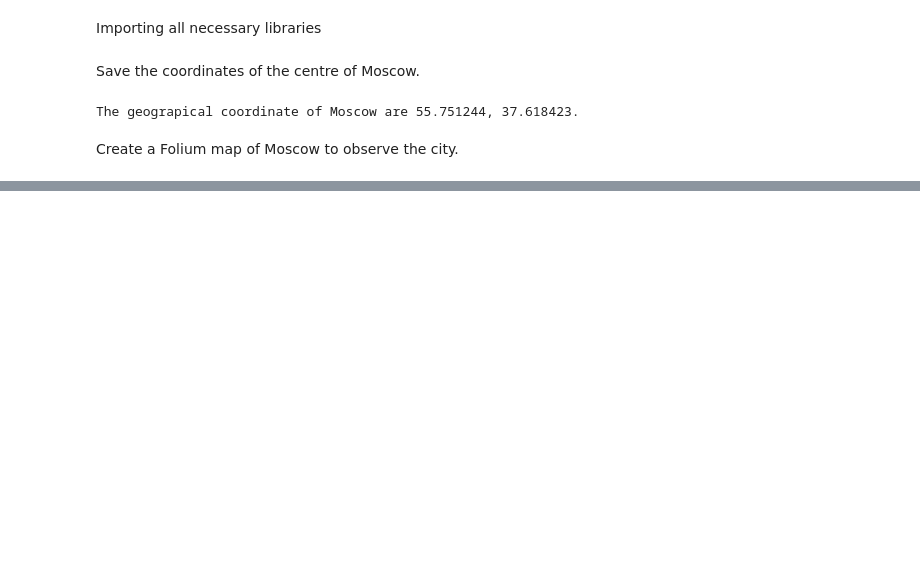
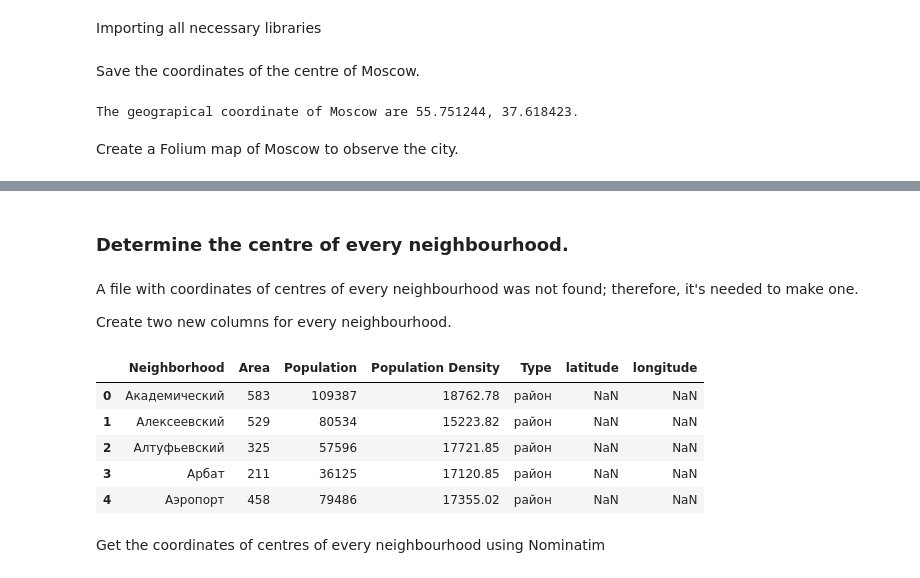
Before and after one commit to OkolelovV/Coursera_Applied_Data_Science_Capstone, a Jupyter notebook: The Battle of Neighborhoods - Coursera Data Science Project.ipynb, the cells around one changed output, grey strips where cells are left out. Saved outputs shown, nothing was run; the diff lists cells and outputs as text; code cells hidden in the pictures; blank space fills up the shorter version.

Commit message:
added finding the centres of every neighbourhood

```diff
--- a/The Battle of Neighborhoods - Coursera Data Science Project.ipynb
+++ b/The Battle of Neighborhoods - Coursera Data Science Project.ipynb
@@ -118,0 +126,4 @@ moscow_map
+# %%
+df.drop(['№', 'Флаг', 'Герб', 'Название района[2]/поселения[3][4]', 'Адми-нистра-тивныйокруг', 'Пло-щадьжилого фонда(01.01.2010)[9],тыс. м²', 'Жил-площадьначело-века(01.01.2010),м²/чел.'], axis=1, inplace = True)
+df.columns = ['Neighborhood', 'Area', 'Population', 'Population Density']
+df.head()
@@ -118,0 +139,3 @@ moscow_map
+# %%
+df.Population = df.Population.apply(lambda x: int(''.join(x[1:].split())), 'columns')
+df.head()
@@ -118,0 +151,3 @@ moscow_map
+# %%
+df['Type'] = np.nan
+df.tail()
@@ -118,0 +161,4 @@ moscow_map
+# %%
+df.Type = df.Neighborhood.apply(lambda x: x.split(', ')[1] if  ',' in x else 'район')
+df.Neighborhood = df.Neighborhood.apply(lambda x: x.split(', ')[0] if  ',' in x else x)
+df.tail()
@@ -118,0 +172,19 @@ moscow_map
+# %% [markdown]
+### Determine the centre of every neighbourhood.
+# %% [markdown]
+A file with coordinates of centres of every neighbourhood was not found; therefore, it's needed to make one.
+
+Create two new columns for every neighbourhood.
+# %%
+df['latitude'] = np.nan
+df['longitude'] = np.nan
+df.head()
+# %% [output]
+|  | Neighborhood | Area | Population | Population Density | Type | latitude | longitude |
+| 0 | Академический | 583 | 109387 | 18762.78 | район | NaN | NaN |
+| 1 | Алексеевский | 529 | 80534 | 15223.82 | район | NaN | NaN |
+| 2 | Алтуфьевский | 325 | 57596 | 17721.85 | район | NaN | NaN |
+| 3 | Арбат | 211 | 36125 | 17120.85 | район | NaN | NaN |
+| 4 | Аэропорт | 458 | 79486 | 17355.02 | район | NaN | NaN |
+# %% [markdown]
+Get the coordinates of centres of every neighbourhood using Nominatim
```
Also changed, not shown: parts of 58 cells of this notebook.
